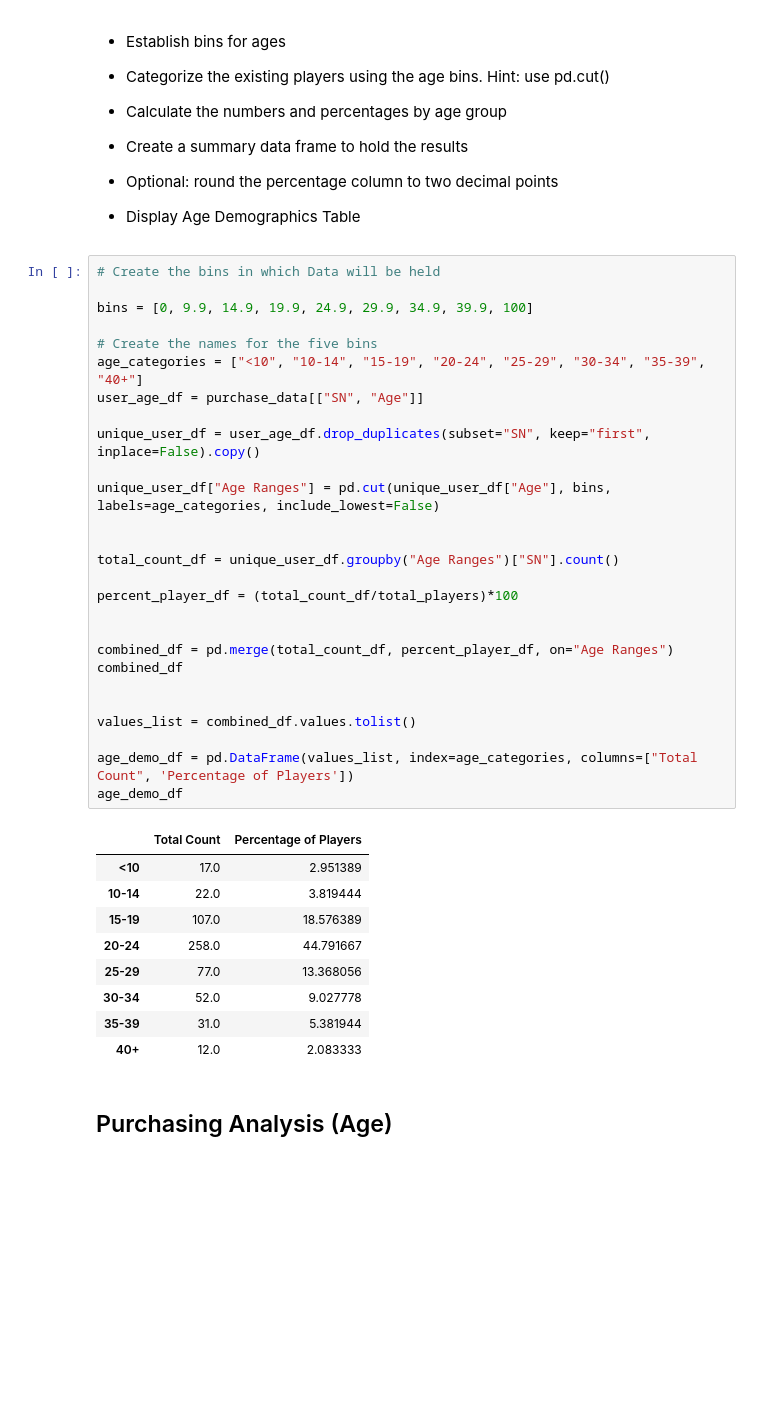
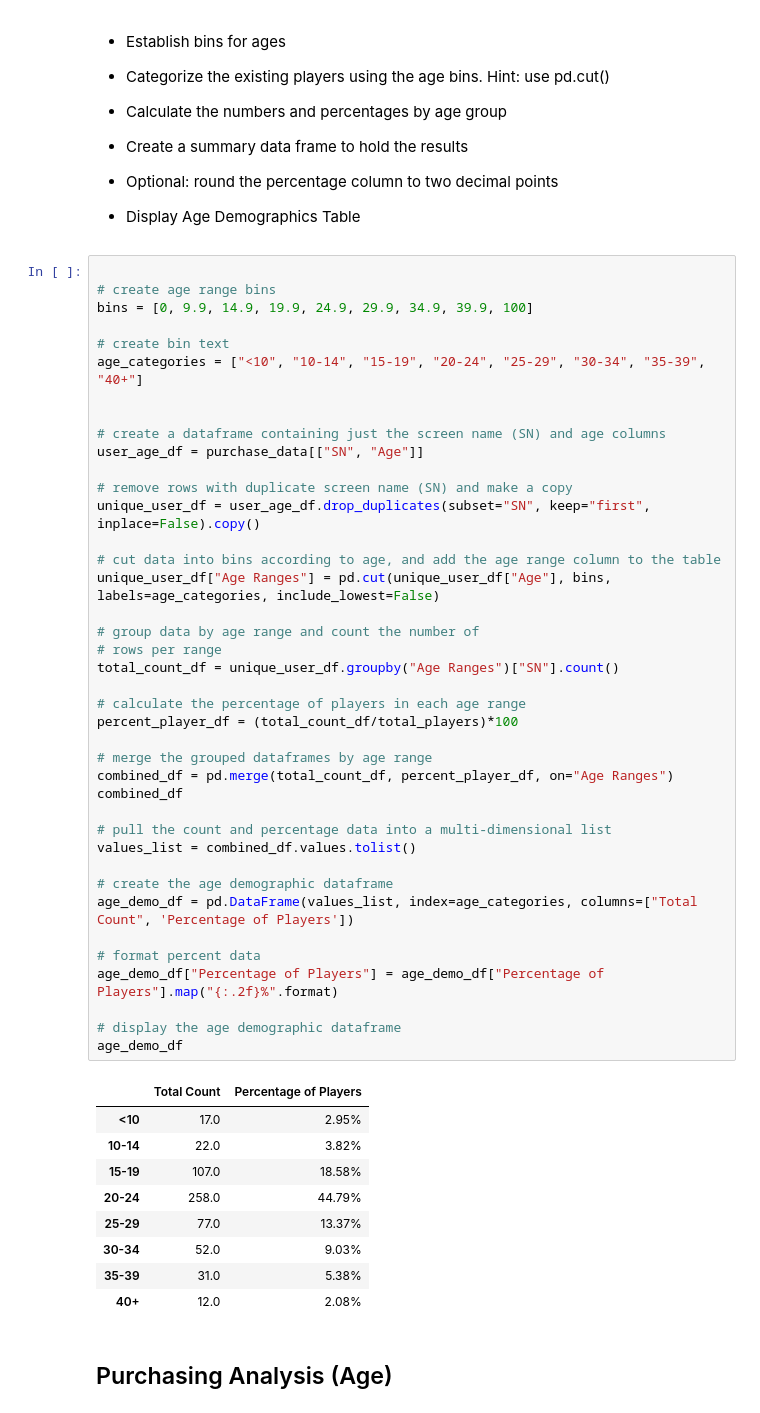
Before and after one commit to kmspitzer/Video-Game-Usage-Analysis, a Jupyter notebook: HeroesOfPymoli/HeroesOfPymoli.ipynb, the cells around one changed output. Drawn from its saved outputs; the diff is of its cells as text; blank space fills up the shorter version.

```diff
--- a/HeroesOfPymoli/HeroesOfPymoli.ipynb
+++ b/HeroesOfPymoli/HeroesOfPymoli.ipynb
@@ -161,42 +201,55 @@ gend_purch_analysis_df
 
 * Display Age Demographics Table
 # %%
-# Create the bins in which Data will be held
 
+# create age range bins
 bins = [0, 9.9, 14.9, 19.9, 24.9, 29.9, 34.9, 39.9, 100]
 
-# Create the names for the five bins
+# create bin text
 age_categories = ["<10", "10-14", "15-19", "20-24", "25-29", "30-34", "35-39", "40+"]
+
+
+# create a dataframe containing just the screen name (SN) and age columns
 user_age_df = purchase_data[["SN", "Age"]]
 
+# remove rows with duplicate screen name (SN) and make a copy
 unique_user_df = user_age_df.drop_duplicates(subset="SN", keep="first", inplace=False).copy()
 
+# cut data into bins according to age, and add the age range column to the table
 unique_user_df["Age Ranges"] = pd.cut(unique_user_df["Age"], bins, labels=age_categories, include_lowest=False)
 
-
+# group data by age range and count the number of
+# rows per range
 total_count_df = unique_user_df.groupby("Age Ranges")["SN"].count()
 
+# calculate the percentage of players in each age range
 percent_player_df = (total_count_df/total_players)*100
 
-
+# merge the grouped dataframes by age range
 combined_df = pd.merge(total_count_df, percent_player_df, on="Age Ranges")
 combined_df
 
-
+# pull the count and percentage data into a multi-dimensional list
 values_list = combined_df.values.tolist()
 
+# create the age demographic dataframe
 age_demo_df = pd.DataFrame(values_list, index=age_categories, columns=["Total Count", 'Percentage of Players'])
+
+# format percent data
+age_demo_df["Percentage of Players"] = age_demo_df["Percentage of Players"].map("{:.2f}%".format)
+
+# display the age demographic dataframe
 age_demo_df
 # %% [output]
 |  | Total Count | Percentage of Players |
-| <10 | 17.0 | 2.951389 |
-| 10-14 | 22.0 | 3.819444 |
-| 15-19 | 107.0 | 18.576389 |
-| 20-24 | 258.0 | 44.791667 |
-| 25-29 | 77.0 | 13.368056 |
-| 30-34 | 52.0 | 9.027778 |
-| 35-39 | 31.0 | 5.381944 |
-| 40+ | 12.0 | 2.083333 |
+| <10 | 17.0 | 2.95% |
+| 10-14 | 22.0 | 3.82% |
+| 15-19 | 107.0 | 18.58% |
+| 20-24 | 258.0 | 44.79% |
+| 25-29 | 77.0 | 13.37% |
+| 30-34 | 52.0 | 9.03% |
+| 35-39 | 31.0 | 5.38% |
+| 40+ | 12.0 | 2.08% |
 # %% [markdown]
 ## Purchasing Analysis (Age)
 # %% [markdown]
```
Also changed, not shown: parts of 8 cells of this notebook, 1 other file.
